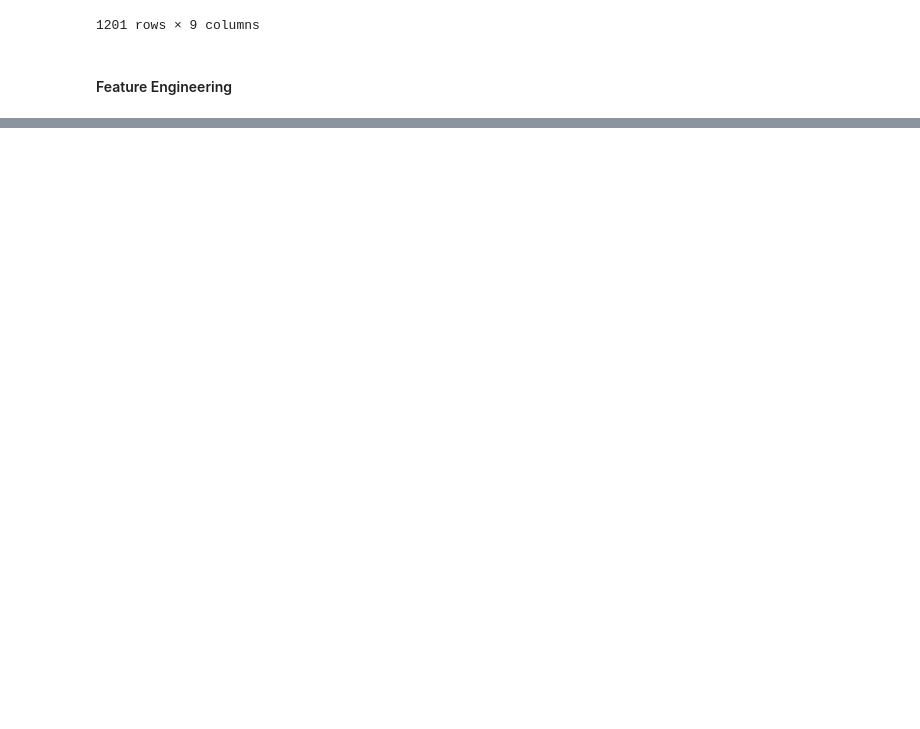
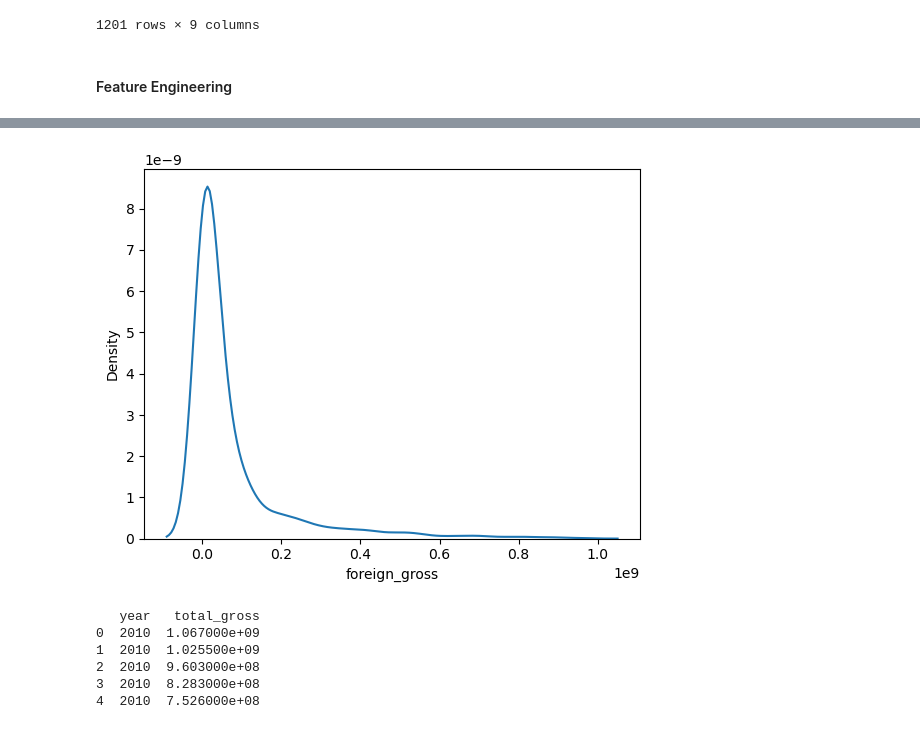
Before and after one commit to Arasirwa/Phase-2-project, a Jupyter notebook: notebooks/exploratory.ipynb, the cells around one changed output, grey strips where cells are left out. Drawn from its saved outputs; the diff is of its cells as text; code cells hidden in the pictures; blank space fills up the shorter version.

```diff
--- a/notebooks/exploratory.ipynb
+++ b/notebooks/exploratory.ipynb
@@ -1116,0 +1298,9 @@ rt_info1['month']= rt_info1['theater_date'].dt.strftime('%m')
+# %%
+# Since data is skewed positively to the right, impute null values with median
+median_dom_gross = bom_movie_copy.domestic_gross.median()
+bom_movie_copy['domestic_gross'].fillna(median_dom_gross, inplace=True)
+# %%
+# Cleaning foreign gross column
+# converting the column from string to float
+bom_movie_copy['foreign_gross'] = pd.to_numeric(bom_movie_copy['foreign_gross'], errors='coerce')
+bom_movie_copy['foreign_gross']
@@ -1116,0 +1320,6 @@ rt_info1['month']= rt_info1['theater_date'].dt.strftime('%m')
+# %%
+# Checking for skewness and imputing null values
+bom_movie_copy['foreign_gross'].skew()
+sns.kdeplot(bom_movie_copy['foreign_gross']);
+# %% [output]
+[figure, added]
@@ -1116,0 +1330,12 @@ rt_info1['month']= rt_info1['theater_date'].dt.strftime('%m')
+# %%
+# Feature engineering
+bom_movie_copy['total_gross'] = bom_movie_copy['domestic_gross'] + bom_movie_copy['foreign_gross']
+print(bom_movie_copy[['year', 'total_gross']].head())
+#bom_movie['total_gross']
+# %% [output]
+   year   total_gross
+0  2010  1.067000e+09
+1  2010  1.025500e+09
+2  2010  9.603000e+08
+3  2010  8.283000e+08
+4  2010  7.526000e+08
```
Also changed, not shown: parts of 112 cells of this notebook.
